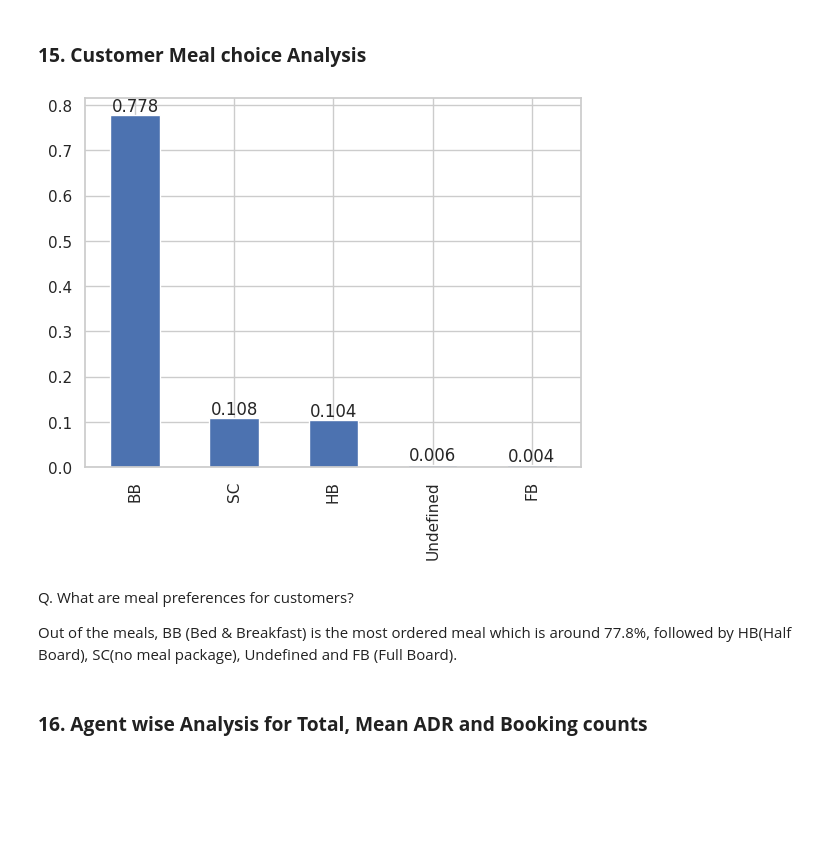
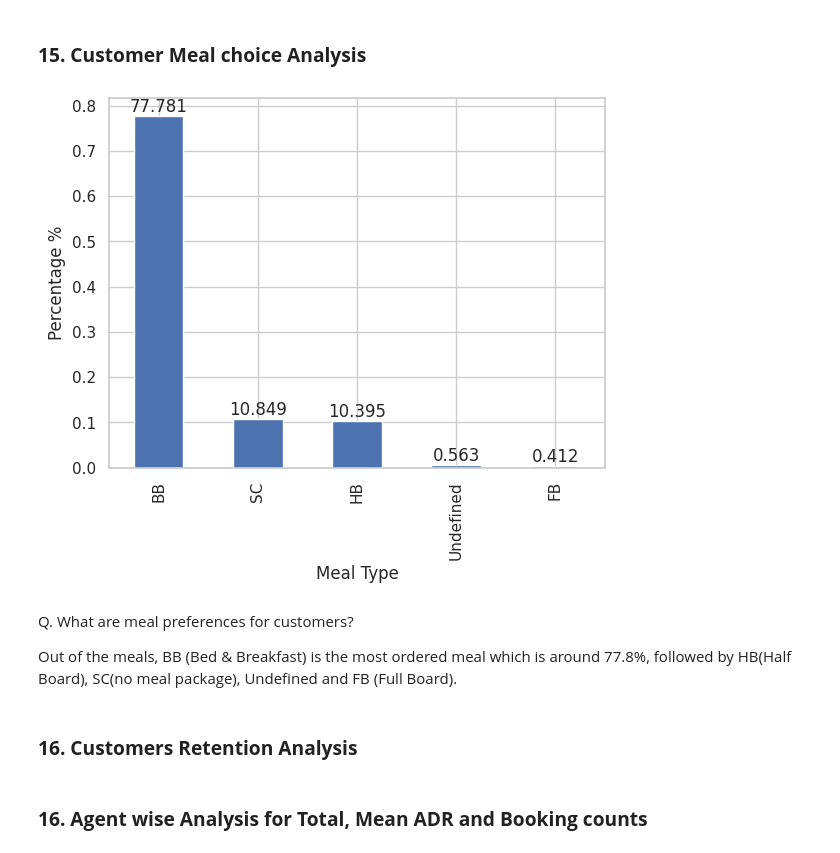
Before and after one commit to jamal-faisal/EDA_Hotel, a Jupyter notebook: EDA_Hotel_Booking.ipynb, the cells around one changed output. Saved outputs shown, nothing was run; the diff lists cells and outputs as text; code cells hidden in the pictures; blank space fills up the shorter version.

```diff
--- a/EDA_Hotel_Booking.ipynb
+++ b/EDA_Hotel_Booking.ipynb
@@ -442,12 +427,11 @@ conditions = [
 results = ['Family', 'Couple','Other']
 famly['guest_type'] = np.select(conditions, results)
 # %%
-from collections import Counter
 famy = famly.groupby(['hotel','guest_type'],as_index= False).count().sort_values(['hotel','adults'],ascending= False)
 plt.figure(figsize = (5,4))
 ax=sns.barplot(x = 'guest_type', y= 'adults', hue = 'hotel', data = famy, palette = 'magma')
 for i in ax.containers:
-  ax.bar_label(i, fmt=lambda x: '{:.1f} %'.format(x /872.25))
+  ax.bar_label(i, fmt=lambda x: '{:.1f} %'.format(x*100 /famly['hotel'].count()))
 plt.title('Guest Type')
 plt.xlabel('Hotel Category')
 plt.ylabel('Percentage % / Bookings')
@@ -639,14 +623,18 @@ Q. How many nights stay will accounts for maximum revenue?
 ### **15. Customer Meal choice Analysis**
 # %%
 ax= df_hotel.meal.value_counts(normalize=True).plot(kind= 'bar')
+plt.xlabel('Meal Type')
+plt.ylabel('Percentage %')
 for i in ax.containers:
-  ax.bar_label(i, fmt=lambda x: '{:.3f}'.format(x))
+  ax.bar_label(i, fmt=lambda x: '{:.3f}'.format(x*100))
 # %% [output]
-[figure, old version]
+[figure, new version]
 # %% [markdown]
 Q. What are meal preferences for customers?
 
 Out of the meals, BB (Bed & Breakfast) is the most ordered meal which is around 77.8%, followed by HB(Half Board), SC(no meal package), Undefined and FB (Full Board).
+# %% [markdown]
+### **16. Customers Retention Analysis**
 # %% [markdown]
 ### **16. Agent wise Analysis for Total, Mean ADR and Booking counts**
 # %%
```
Also changed, not shown: parts of 26 cells of this notebook.
